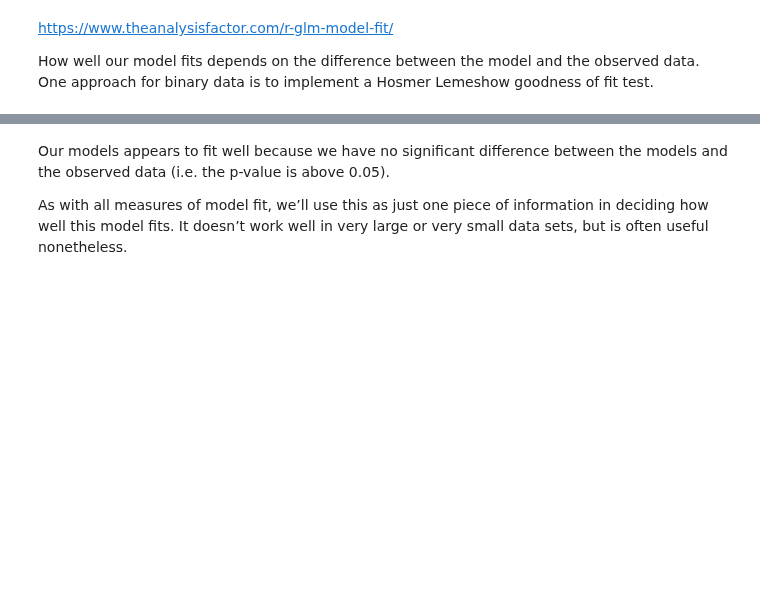
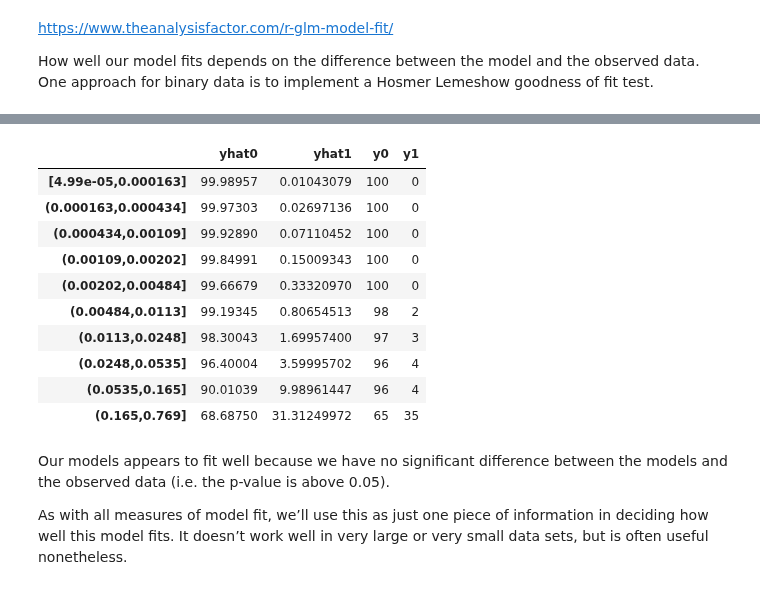
Before and after one commit to kent1325/P2-Covid_19-Mortality, a Jupyter notebook: Bootstrapping.ipynb, the cells around one changed output, grey strips where cells are left out. Cells and saved outputs as stored; diff of their text form; code cells hidden in the pictures; blank space fills up the shorter version.

```diff
--- a/Bootstrapping.ipynb
+++ b/Bootstrapping.ipynb
@@ -380,3 +418,17 @@ X-squared = 7.1438, df = 8, p-value = 0.5212
+# %%
+cbind(hl.truncated$expected, hl.truncated$observed)
+# %% [output]
+|  | yhat0 | yhat1 | y0 | y1 |
+| [4.99e-05,0.000163] | 99.98957 | 0.01043079 | 100 | 0 |
+| (0.000163,0.000434] | 99.97303 | 0.02697136 | 100 | 0 |
+| (0.000434,0.00109] | 99.92890 | 0.07110452 | 100 | 0 |
+| (0.00109,0.00202] | 99.84991 | 0.15009343 | 100 | 0 |
+| (0.00202,0.00484] | 99.66679 | 0.33320970 | 100 | 0 |
+| (0.00484,0.0113] | 99.19345 | 0.80654513 | 98 | 2 |
+| (0.0113,0.0248] | 98.30043 | 1.69957400 | 97 | 3 |
+| (0.0248,0.0535] | 96.40004 | 3.59995702 | 96 | 4 |
+| (0.0535,0.165] | 90.01039 | 9.98961447 | 96 | 4 |
+| (0.165,0.769] | 68.68750 | 31.31249972 | 65 | 35 |
 # %% [markdown]
 Our models appears to fit well because we have no significant difference between the models and the observed data (i.e. the p-value is above 0.05).
 
```
Also changed, not shown: parts of 44 cells of this notebook.
